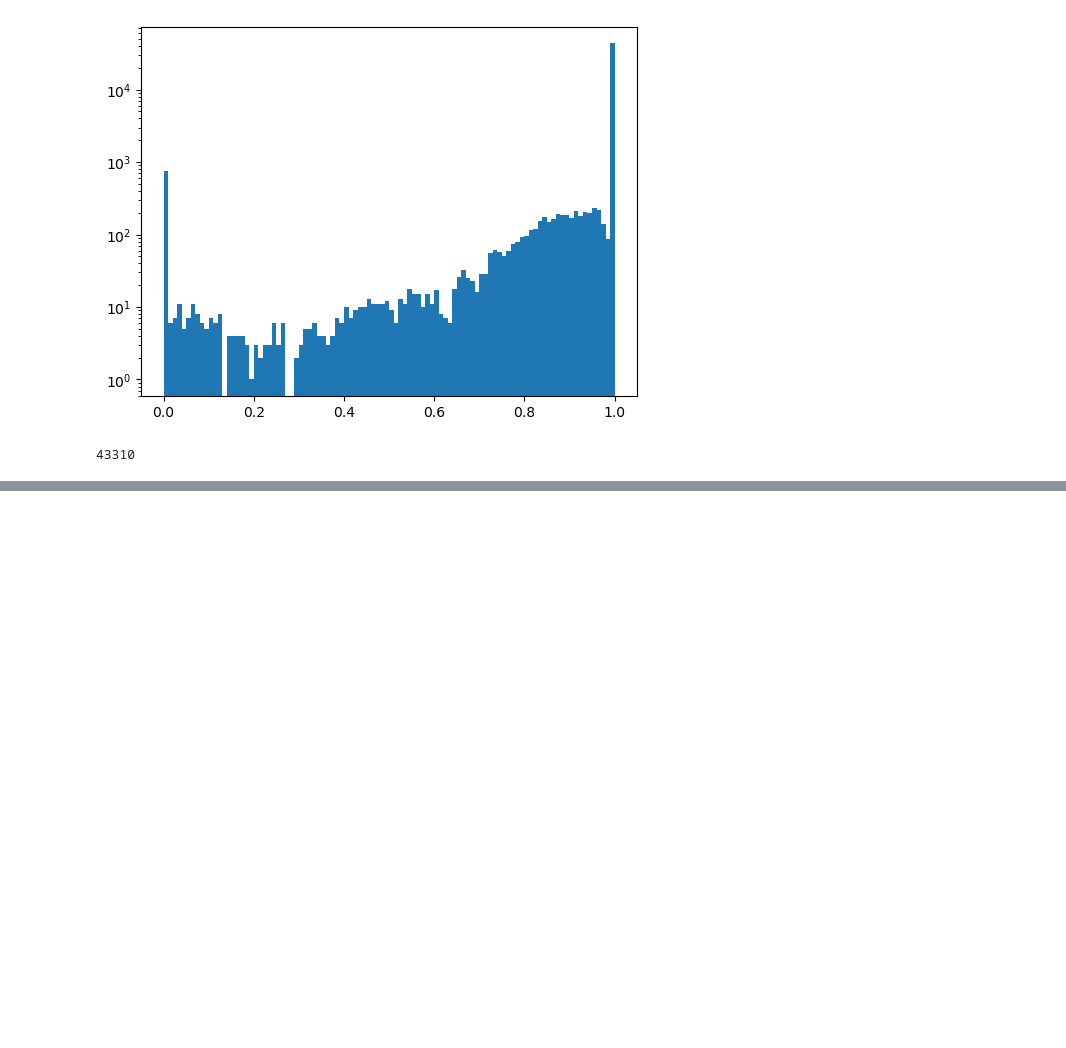
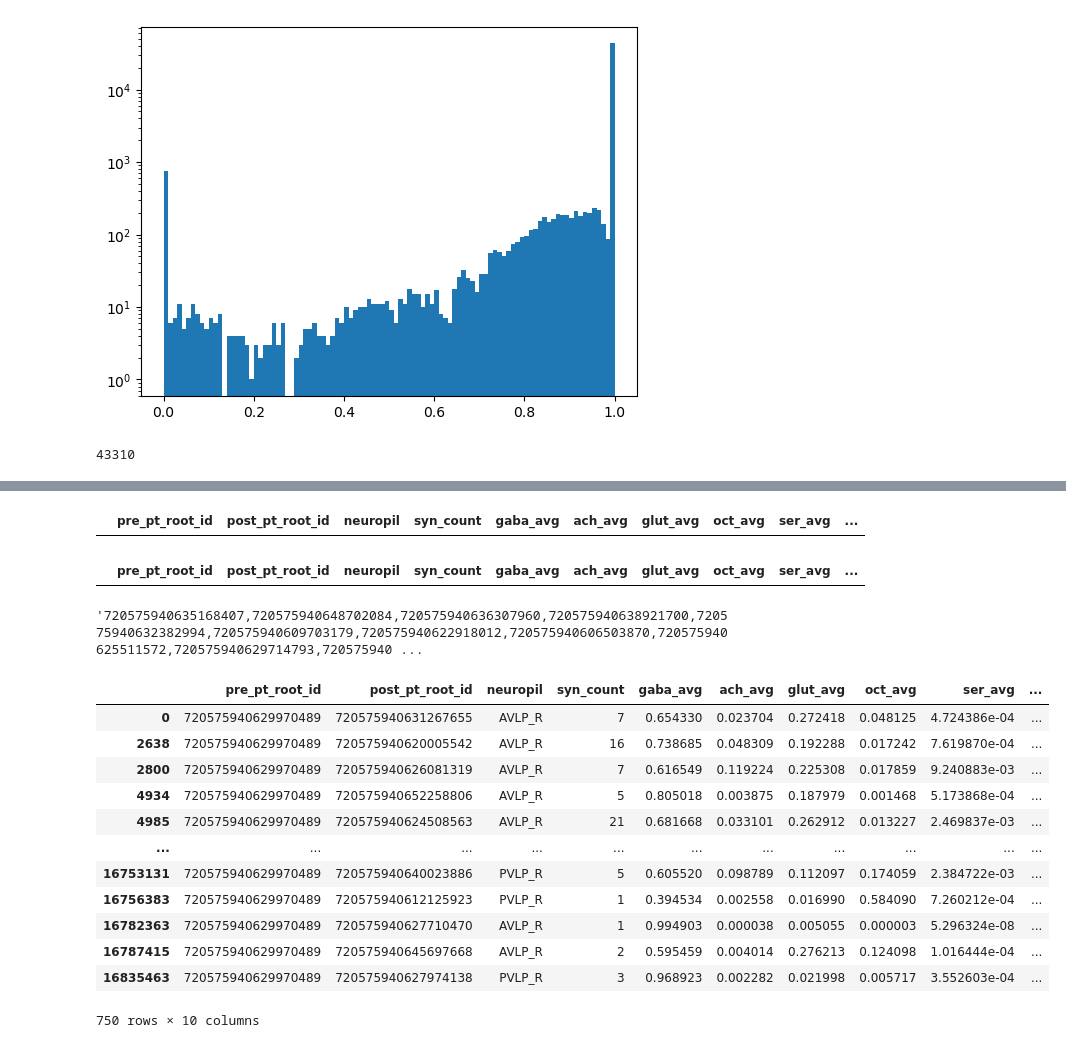
Before and after one commit to YijieYin/connectome_data_prep, a Jupyter notebook: adult_prepare_connectome_optic_right.ipynb, the cells around one changed output, grey strips where cells are left out. Cells and saved outputs as stored; diff of their text form; code cells hidden in the pictures; blank space fills up the shorter version.

```diff
--- a/adult_prepare_connectome_optic_right.ipynb
+++ b/adult_prepare_connectome_optic_right.ipynb
@@ -409,0 +474,30 @@ sp.sparse.save_npz('data/fafb_inprop_optic_right_neuron.npz', inprop)
+# %%
+conn_full[conn_full.pre_pt_root_id.isin(rrs) ]
+# %% [output]
+|  | pre_pt_root_id | post_pt_root_id | neuropil | syn_count | gaba_avg | ach_avg | glut_avg | oct_avg | ser_avg | ... |
+# %%
+conn_full[conn_full.post_pt_root_id.isin(rrs)]
+# %% [output]
+|  | pre_pt_root_id | post_pt_root_id | neuropil | syn_count | gaba_avg | ach_avg | glut_avg | oct_avg | ser_avg | ... |
+# %%
+# have a look in neuroglancer
+','.join({str(i) for i in rrs})
+# %% [output]
+'720575940635168407,720575940648702084,720575940636307960,720575940638921700,720575940632382994,720575940609703179,720575940622918012,720575940606503870,720575940625511572,720575940629714793,720575940 ...
+# %%
+# just to check that the code was okay
+conn_full[conn_full.pre_pt_root_id.isin(set([720575940629970489]))]
+# %% [output]
+|  | pre_pt_root_id | post_pt_root_id | neuropil | syn_count | gaba_avg | ach_avg | glut_avg | oct_avg | ser_avg | ... |
+| 0 | 720575940629970489 | 720575940631267655 | AVLP_R | 7 | 0.654330 | 0.023704 | 0.272418 | 0.048125 | 4.724386e-04 | ... |
+| 2638 | 720575940629970489 | 720575940620005542 | AVLP_R | 16 | 0.738685 | 0.048309 | 0.192288 | 0.017242 | 7.619870e-04 | ... |
+| 2800 | 720575940629970489 | 720575940626081319 | AVLP_R | 7 | 0.616549 | 0.119224 | 0.225308 | 0.017859 | 9.240883e-03 | ... |
+| 4934 | 720575940629970489 | 720575940652258806 | AVLP_R | 5 | 0.805018 | 0.003875 | 0.187979 | 0.001468 | 5.173868e-04 | ... |
+| 4985 | 720575940629970489 | 720575940624508563 | AVLP_R | 21 | 0.681668 | 0.033101 | 0.262912 | 0.013227 | 2.469837e-03 | ... |
+| ... | ... | ... | ... | ... | ... | ... | ... | ... | ... | ... |
+| 16753131 | 720575940629970489 | 720575940640023886 | PVLP_R | 5 | 0.605520 | 0.098789 | 0.112097 | 0.174059 | 2.384722e-03 | ... |
+| 16756383 | 720575940629970489 | 720575940612125923 | PVLP_R | 1 | 0.394534 | 0.002558 | 0.016990 | 0.584090 | 7.260212e-04 | ... |
+| 16782363 | 720575940629970489 | 720575940627710470 | AVLP_R | 1 | 0.994903 | 0.000038 | 0.005055 | 0.000003 | 5.296324e-08 | ... |
+| 16787415 | 720575940629970489 | 720575940645697668 | AVLP_R | 2 | 0.595459 | 0.004014 | 0.276213 | 0.124098 | 1.016444e-04 | ... |
+| 16835463 | 720575940629970489 | 720575940627974138 | PVLP_R | 3 | 0.968923 | 0.002282 | 0.021998 | 0.005717 | 3.552603e-04 | ... |
+750 rows × 10 columns
```
Also changed, not shown: parts of 12 cells of this notebook.
